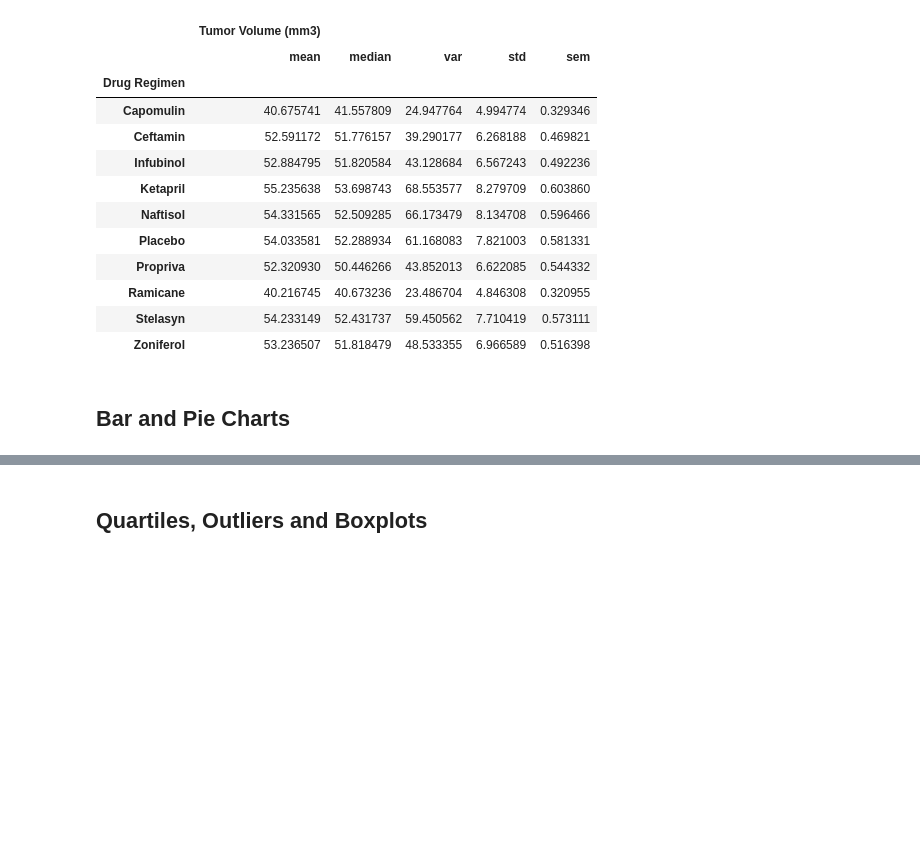
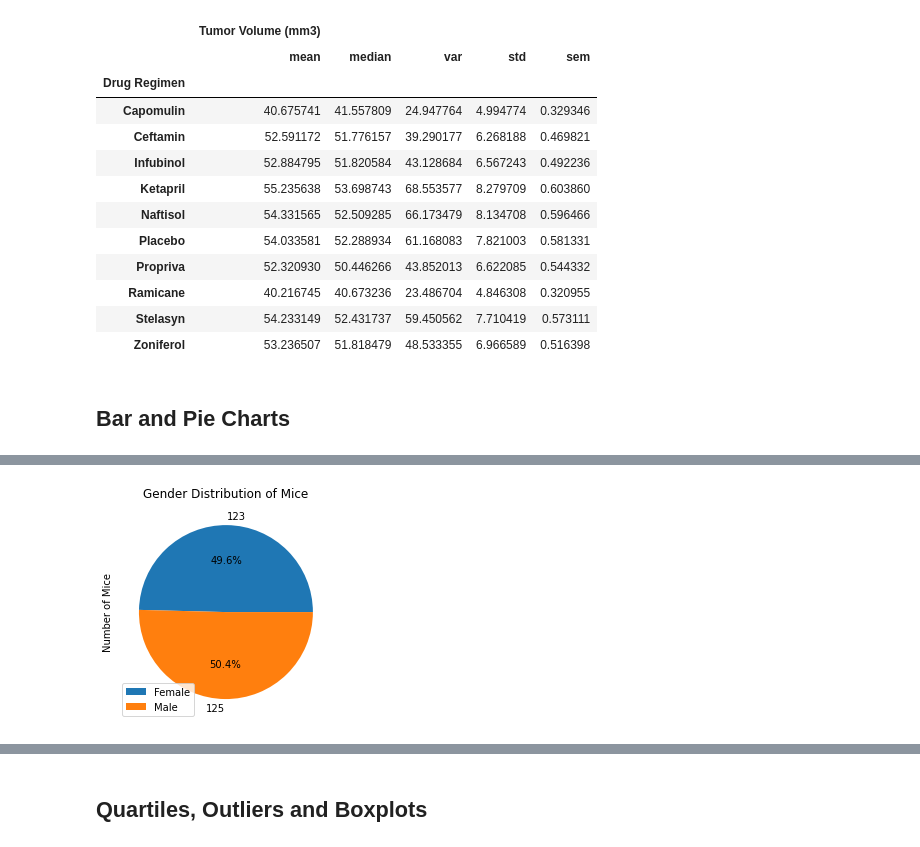
Before and after one commit to teenastewart/MatPlotLib_Challenge, a Jupyter notebook: pymaceuticals.ipynb, the cells around one changed output, grey strips where cells are left out. Cells and saved outputs as stored; diff of their text form; code cells hidden in the pictures; blank space fills up the shorter version.

```diff
--- a/pymaceuticals.ipynb
+++ b/pymaceuticals.ipynb
@@ -171,0 +181,13 @@ TypeError: set_index() missing 1 required positional argument: 'keys'
+# %%
+# Generate a pie plot showing the distribution of female versus male mice using pandas
+
+mouse_gender = mouse_clean.groupby('Sex')['Mouse ID'].nunique()
+gender_count = pd.DataFrame(mouse_gender)
+gender_count = gender_count.reset_index()
+labels = gender_count['Mouse ID']
+gender_plot = gender_count.plot(kind="pie", y ="Mouse ID", title = "Gender Distribution of Mice", labels = labels, autopct="%1.1f%%", use_index = False, x = gender_count['Mouse ID'])
+gender_plot.set_ylabel("Number of Mice")
+gender_plot.legend(loc=3, labels=gender_count["Sex"])
+plt.show()
+# %% [output]
+[figure, added]
```
Also changed, not shown: parts of 11 cells of this notebook.
